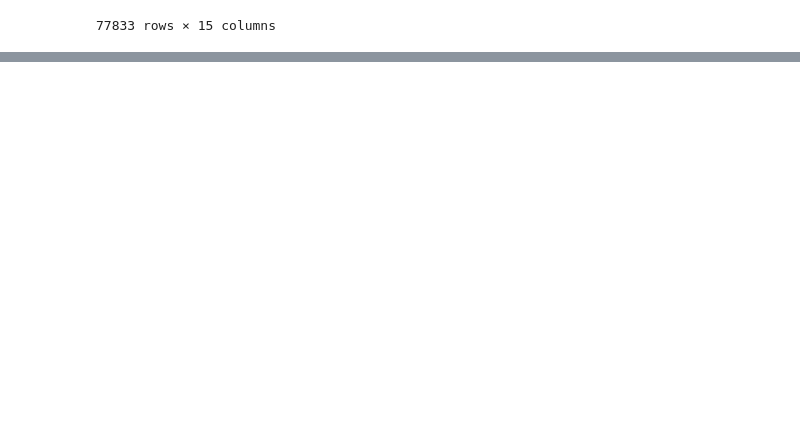
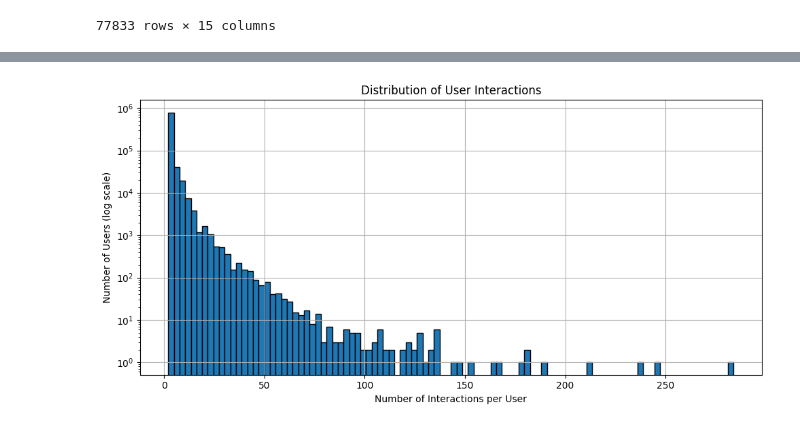
Before and after one commit to asujamuto/Shopping_Recomendation, a Jupyter notebook: data-exploration.ipynb, the cells around one changed output, grey strips where cells are left out. Saved outputs shown, nothing was run; the diff lists cells and outputs as text; code cells hidden in the pictures; blank space fills up the shorter version.

```diff
--- a/data-exploration.ipynb
+++ b/data-exploration.ipynb
@@ -34,3 +35,5 @@ products
 | 77831 | B0009STM5C | Software | Jumpstart Advanced Kindergarten (... | 3.7 | 4.0 | NaN | Knowledge Adventure | ['This 3-CD set uses a fun animal... | ... |
 | 77832 | B005ZK91KK | Software | Better Homes and Gardens Landscap... | 3.0 | 19.0 | NaN | Chief Architect | ['Create the perfect outdoor livi... | ... |
 77833 rows × 15 columns
+# %%
+interactions = pd.read_csv("data/train.csv")
@@ -36,0 +56,10 @@ products
+# %%
+import json
+
+with open("data/id_mappings.json") as f:
+    id_map = json.load(f)
+
+item_reverse_mapping = id_map["item_reverse_mapping"]  # maps int → ASIN
+item_id_to_asin = {int(k): v for k, v in item_reverse_mapping.items()}
+# %%
+interactions["asin"] = interactions["item_id"].map(item_id_to_asin)
@@ -36,0 +123,13 @@ products
+# %%
+user_counts = interactions["user_id"].value_counts()
+
+plt.figure(figsize=(10, 5))
+bars = plt.hist(user_counts, bins=100, log=True, edgecolor='black')
+plt.title("Distribution of User Interactions")
+plt.xlabel("Number of Interactions per User")
+plt.ylabel("Number of Users (log scale)")
+plt.grid(True)
+plt.tight_layout()
+plt.show()
+# %% [output]
+[figure, added]
```
Also changed, not shown: parts of 11 cells of this notebook, 2 other files.
